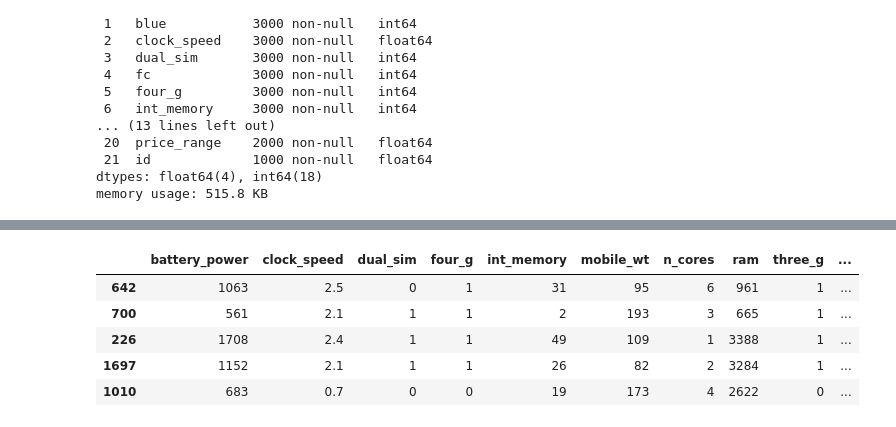
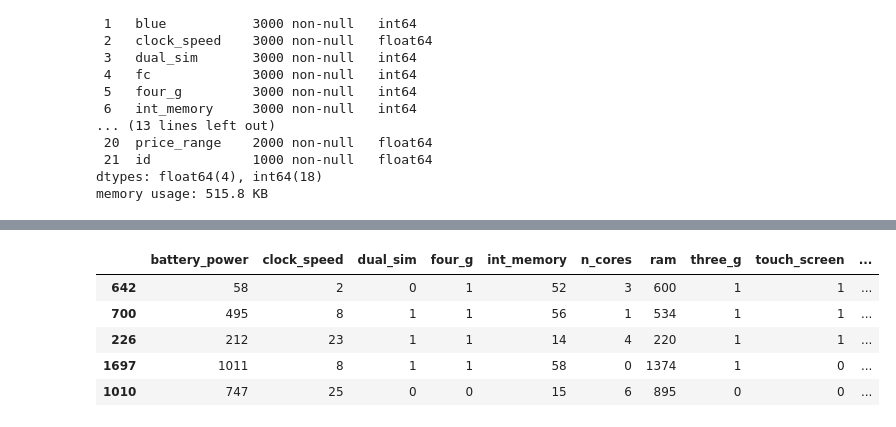
Before and after one commit to 4GeeksAcademy/app_Flask, a Jupyter notebook: src/explore.ipynb, the cells around one changed output, grey strips where cells are left out. Cells and saved outputs as stored; diff of their text form; code cells hidden in the pictures.

```diff
--- a/src/explore.ipynb
+++ b/src/explore.ipynb
@@ -60,3 +65,5 @@ total_data.head()
+# %%
+total_data.drop(['pc'],axis = 1, inplace = True)
 # %%
 total_data.info()
 # %% [output]
@@ -109,3 +87,0 @@ dtype: int64
-# %%
-total_data["price_range"].fillna(total_data["price_range"].median(), inplace = True)
-total_data.isnull().sum()
@@ -137,3 +87,0 @@ dtype: int64
-# %%
-total_data.drop(columns=["id", "pc", "px_height", "px_width", "talk_time"], inplace=True)
-total_data.info()
@@ -160,19 +88,43 @@ memory usage: 281.4 KB
+# %%
+##
+total_data_fact = total_data.copy()
+
+total_data_fact["battery_power"] = pd.factorize(total_data_fact["battery_power"])[0]
+total_data_fact["clock_speed"] = pd.factorize(total_data_fact["clock_speed"])[0]
+total_data_fact["dual_sim"] = pd.factorize(total_data_fact["dual_sim"])[0]
+total_data_fact["four_g"] = pd.factorize(total_data_fact["four_g"])[0]
+total_data_fact["int_memory"] = pd.factorize(total_data_fact["int_memory"])[0]
+total_data_fact["n_cores"] = pd.factorize(total_data_fact["n_cores"])[0]
+total_data_fact["ram"] = pd.factorize(total_data_fact["ram"])[0]
+total_data_fact["three_g"] = pd.factorize(total_data_fact["three_g"])[0]
+total_data_fact["touch_screen"] = pd.factorize(total_data_fact["touch_screen"])[0]
+total_data_fact["wifi"] = pd.factorize(total_data_fact["wifi"])[0]
+total_data_fact["price_range"] = pd.factorize(total_data_fact["price_range"])[0]
 # %%
 from sklearn.model_selection import train_test_split
 
-num_variables = ["battery_power", "clock_speed", "dual_sim", "four_g", "int_memory", "mobile_wt", "n_cores","ram", "three_g", "touch_screen", "wifi"]
+num_variables = ['battery_power',
+ 'clock_speed',
+ 'dual_sim',
+ 'four_g',
+ 'int_memory',
+ 'n_cores',
+ 'ram',
+ 'three_g',
+ 'touch_screen',
+ 'wifi']
 
 # Dividimos el conjunto de datos en muestras de train y test
-X = total_data.drop("price_range", axis = 1)[num_variables]
-y = total_data["price_range"]
+X = total_data_fact.drop("price_range", axis = 1)[num_variables]
+y = total_data_fact["price_range"]
 
 X_train, X_test, y_train, y_test = train_test_split(X, y, test_size = 0.2, random_state = 42)
 
 X_train.head()
 # %% [output]
-|  | battery_power | clock_speed | dual_sim | four_g | int_memory | mobile_wt | n_cores | ram | three_g | ... |
-| 642 | 1063 | 2.5 | 0 | 1 | 31 | 95 | 6 | 961 | 1 | ... |
-| 700 | 561 | 2.1 | 1 | 1 | 2 | 193 | 3 | 665 | 1 | ... |
-| 226 | 1708 | 2.4 | 1 | 1 | 49 | 109 | 1 | 3388 | 1 | ... |
-| 1697 | 1152 | 2.1 | 1 | 1 | 26 | 82 | 2 | 3284 | 1 | ... |
-| 1010 | 683 | 0.7 | 0 | 0 | 19 | 173 | 4 | 2622 | 0 | ... |
+|  | battery_power | clock_speed | dual_sim | four_g | int_memory | n_cores | ram | three_g | touch_screen | ... |
+| 642 | 58 | 2 | 0 | 1 | 52 | 3 | 600 | 1 | 1 | ... |
+| 700 | 495 | 8 | 1 | 1 | 56 | 1 | 534 | 1 | 1 | ... |
+| 226 | 212 | 23 | 1 | 1 | 14 | 4 | 220 | 1 | 1 | ... |
+| 1697 | 1011 | 8 | 1 | 1 | 58 | 0 | 1374 | 1 | 0 | ... |
+| 1010 | 747 | 25 | 0 | 0 | 15 | 6 | 895 | 0 | 0 | ... |
```
Also changed, not shown: parts of 38 cells of this notebook, 52 other files.
